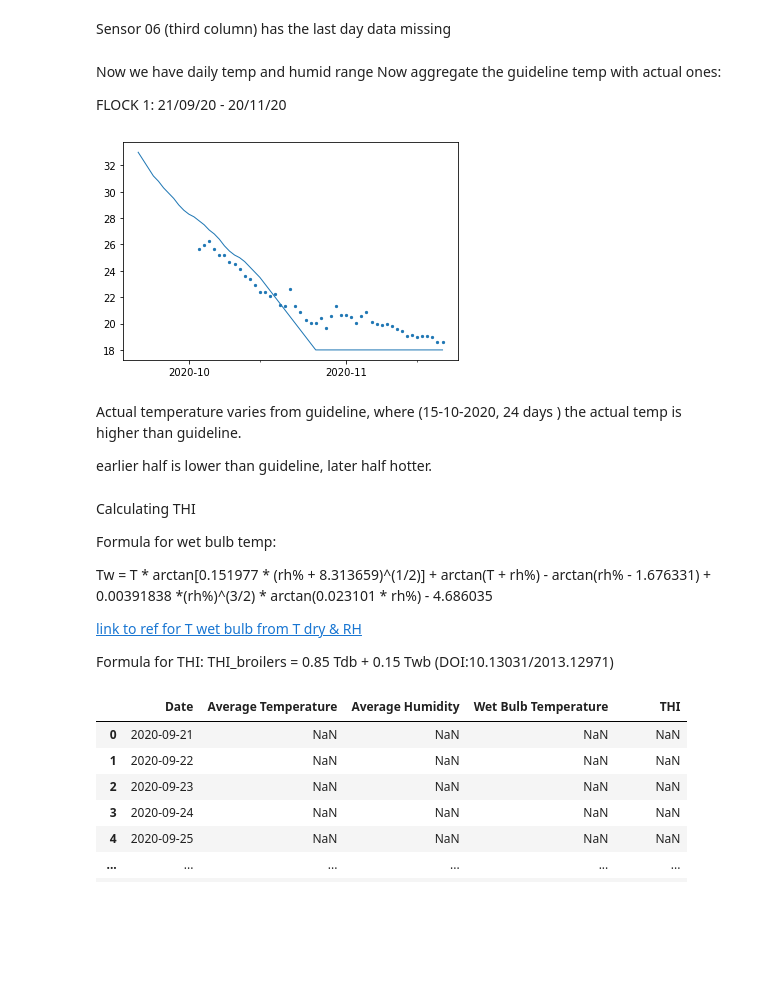
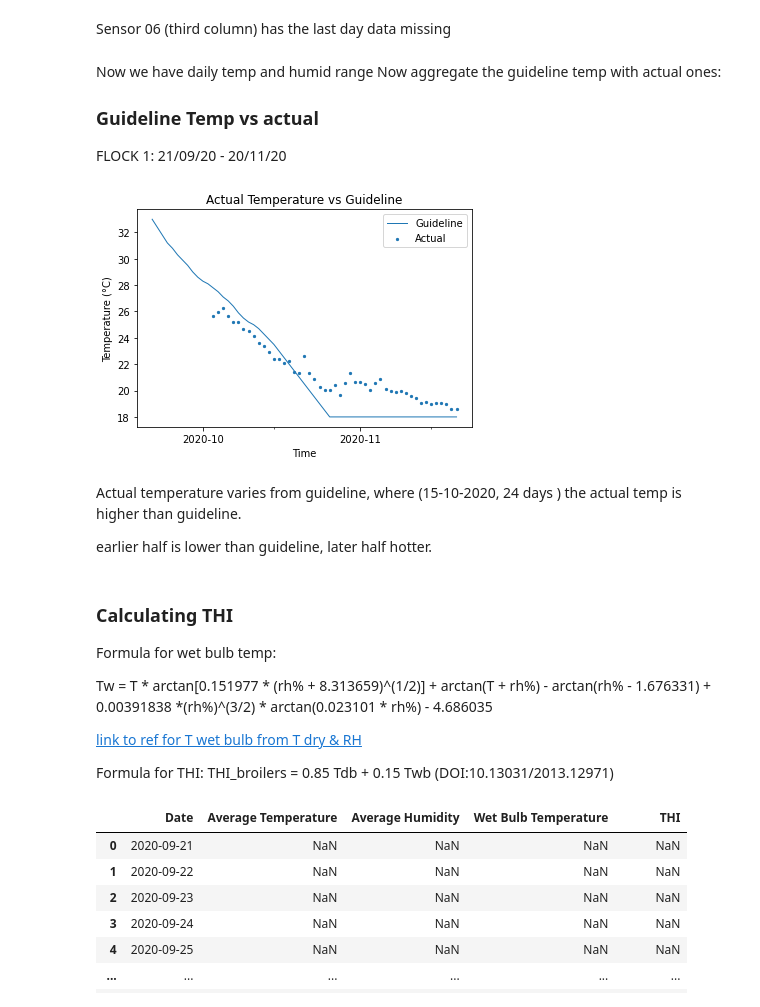
Before and after one commit to Tiana125/Dissertation_2021, a Jupyter notebook: model.ipynb, the cells around one changed output. Saved outputs shown, nothing was run; the diff lists cells and outputs as text; code cells hidden in the pictures; blank space fills up the shorter version.

```diff
--- a/model.ipynb
+++ b/model.ipynb
@@ -149,6 +251,8 @@ df_daily = df_daily.loc[:, :'Average Temperature']
 Now we have daily temp and humid range
 Now aggregate the guideline temp with actual ones:
 
+### Guideline Temp vs actual
+
 FLOCK 1: 21/09/20 - 20/11/20
 # %%
 f1 = df_daily.loc[(df_daily["Timestamp"]>="2020-09-21") & (df_daily["Timestamp"]<="2020-11-20")][['Timestamp','Average Temperature']]
@@ -156,23 +260,27 @@ f1_temp = pd.merge(input_21Sep[["Date","Guideline Average Shed Temperature"]], f
 # %%
 ax = plt.gca()
 ax.xaxis.set_major_formatter(mdates.DateFormatter('%Y-%m'))
 # ax.tick_params(pad=10)
 
 ax.xaxis.set_major_locator((mdates.MonthLocator()))
-ax.xaxis.set_minor_locator((mdates.MonthLocator(bymonthday=15)))
+ax.xaxis.set_minor_locator((mdates.MonthLocator(bymonthday=15))) # x tick every half month
 
-
-plt.plot(f1_temp.Date, f1_temp['Guideline Average Shed Temperature'], linewidth=1)
-plt.scatter(f1_temp.Date, f1_temp['Average Temperature'], s = 5)
+plt.plot(f1_temp.Date, f1_temp['Guideline Average Shed Temperature'], linewidth=1, label="Guideline")
+plt.scatter(f1_temp.Date, f1_temp['Average Temperature'], s = 5, label = "Actual")
+plt.title("Actual Temperature vs Guideline")
+plt.xlabel("Time")
+plt.ylabel("Temperature (°C)")
+plt.legend()
 plt.show()
+# plt.savefig("Actual_Guide_temp.png",facecolor="white", edgecolor='none')
 # %% [output]
-[figure, old version]
+[figure, new version]
 # %% [markdown]
 Actual temperature varies from guideline, where (15-10-2020, 24 days ) the actual temp is higher than guideline.
 
 earlier half is lower than guideline, later half hotter.
 # %% [markdown]
-Calculating THI
+### Calculating THI
 
 Formula for wet bulb temp:
 
```
Also changed, not shown: parts of 56 cells of this notebook, 1 other file.
